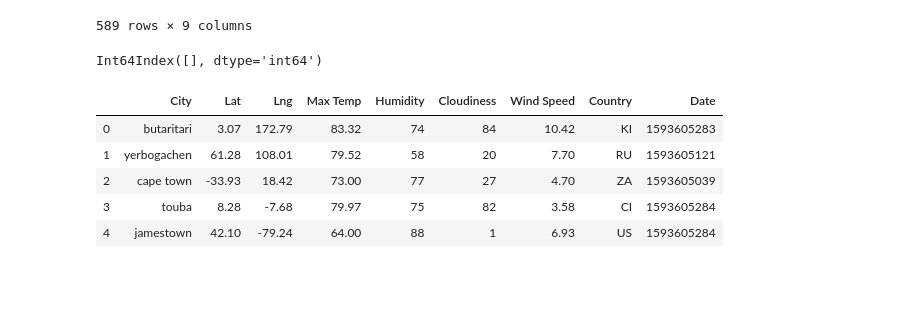
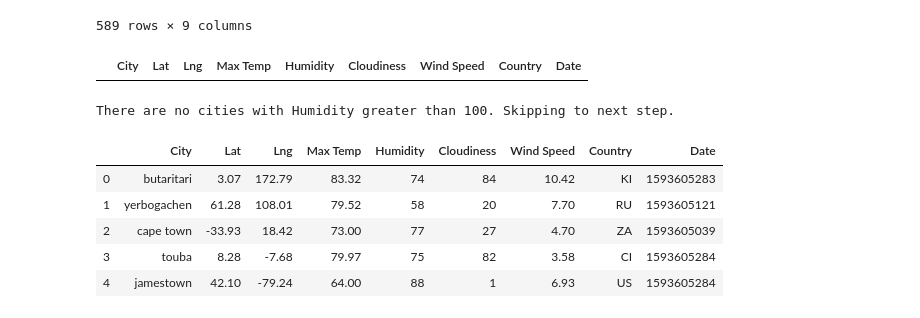
Before and after one commit to melorebecca/python-api-challenge, a Jupyter notebook: WeatherPy/WeatherPy.ipynb, the cells around one changed output. Cells and saved outputs as stored; diff of their text form; code cells hidden in the pictures; blank space fills up the shorter version.

```diff
--- a/WeatherPy/WeatherPy.ipynb
+++ b/WeatherPy/WeatherPy.ipynb
@@ -205,8 +205,14 @@ cleaned_cities_df
 589 rows × 9 columns
 # %%
 #  Get the indices of cities that have humidity over 100%.
+cleaned_cities_2_df = city_data_df.loc[city_data_df['Humidity'] > 100]
+cleaned_cities_2_df
 # %% [output]
-Int64Index([], dtype='int64')
+|  | City | Lat | Lng | Max Temp | Humidity | Cloudiness | Wind Speed | Country | Date |
+# %%
+print("There are no cities with Humidity greater than 100. Skipping to next step.")
+# %% [output]
+There are no cities with Humidity greater than 100. Skipping to next step.
 # %%
 # Make a new DataFrame equal to the city data to drop all humidity outliers by index.
 # Passing "inplace=False" will make a copy of the city_data DataFrame, which we call "clean_city_data".
```
Also changed, not shown: parts of 6 cells of this notebook, 3 other files.
